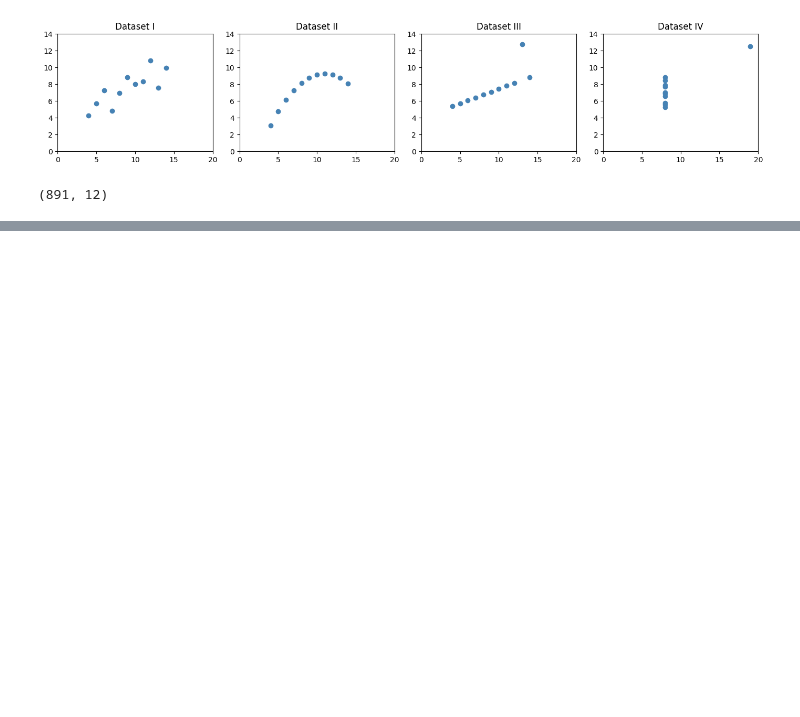
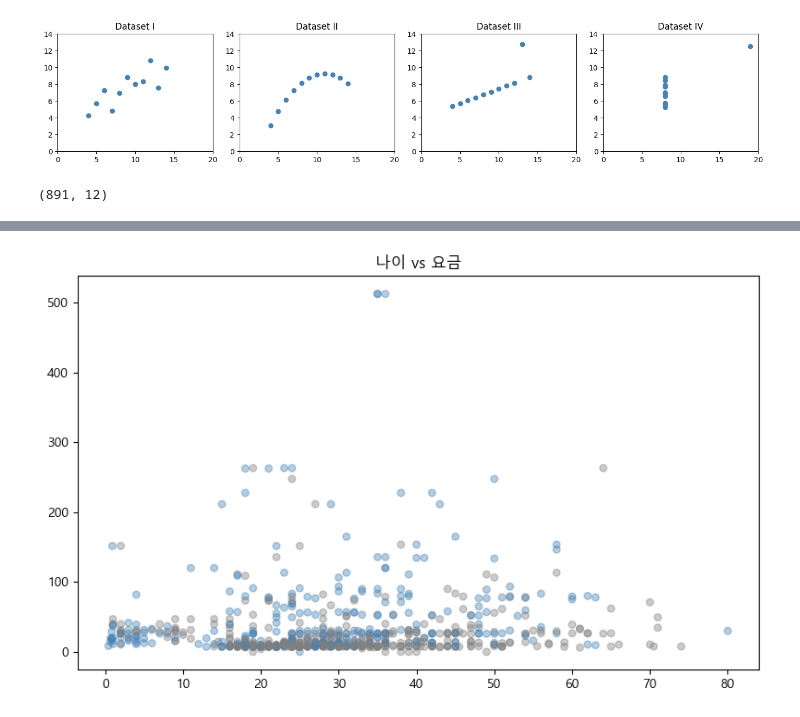
Before and after one commit to Loafingcat/eda, a Jupyter notebook: mat-study.ipynb, the cells around one changed output, grey strips where cells are left out. Drawn from its saved outputs; the diff is of its cells as text; code cells hidden in the pictures; blank space fills up the shorter version.

```diff
--- a/mat-study.ipynb
+++ b/mat-study.ipynb
@@ -65,0 +76,12 @@ NameError: name 'titanic_clean' is not defined
+# %%
+colors = titanic['Survived'].map(
+    {0: 'gray', 1: 'steelblue'})
+
+fig, ax = plt.subplots(figsize=(8, 5))
+ax.scatter(titanic['Age'],
+           titanic['Fare'],
+           c=colors, alpha=0.4, s=30)
+ax.set_title('나이 vs 요금')
+plt.tight_layout(); plt.show()
+# %% [output]
+[figure, added]
```
Also changed, not shown: parts of 21 cells of this notebook.
